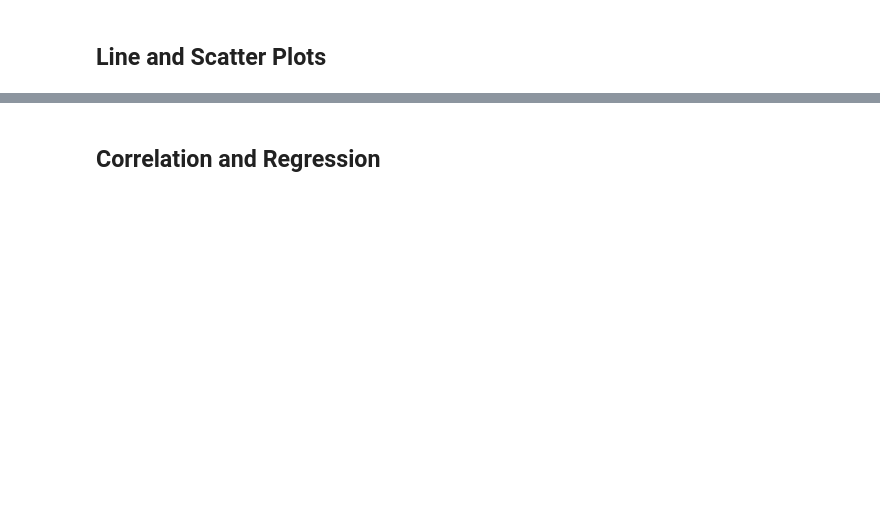
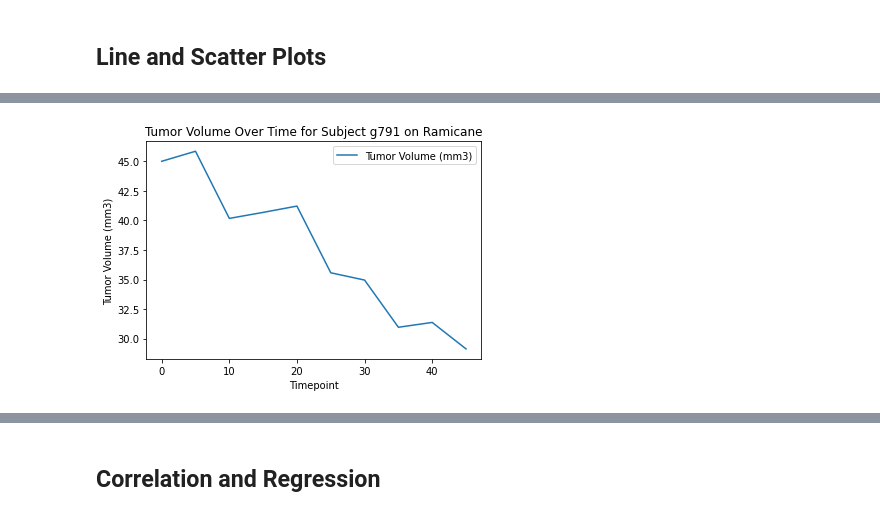
Before and after one commit to SwervingMage86/matplotlib-challenge, a Jupyter notebook: Pymaceuticals/pymaceuticals.ipynb, the cells around one changed output, grey strips where cells are left out. Saved outputs shown, nothing was run; the diff lists cells and outputs as text; code cells hidden in the pictures; blank space fills up the shorter version.

```diff
--- a/Pymaceuticals/pymaceuticals.ipynb
+++ b/Pymaceuticals/pymaceuticals.ipynb
@@ -254,0 +332,17 @@ plt.show()
+# %%
+# Generate a line plot of tumor volume vs. time point for a mouse treated with Ramicane
+
+ramicane_df = mouse_data.loc[mouse_data['Drug Regimen'] == 'Ramicane']
+g791 = ramicane_df.loc[ramicane_df['Mouse ID'] == 'g791']
+ramicane_df
+
+g791_chart = g791[['Timepoint', 'Tumor Volume (mm3)']].set_index('Timepoint')
+g791_chart.plot.line(ylabel='Tumor Volume (mm3)', title='Tumor Volume Over Time for Subject g791 on Ramicane')
+
+# ramicane_chart = ramicane_df[['Timepoint', 'Tumor Volume (mm3)']].set_index('Timepoint')
+# ramicane_chart.plot.line(ylabel='Tumor Volume (mm3)', title='Tumor Volume Over Time for Subjects on Ramicane')
+# ramicane_df['Mouse ID'].value_counts().count()
+
+plt.show()
+# %% [output]
+[figure, added]
```
Also changed, not shown: parts of 13 cells of this notebook.
